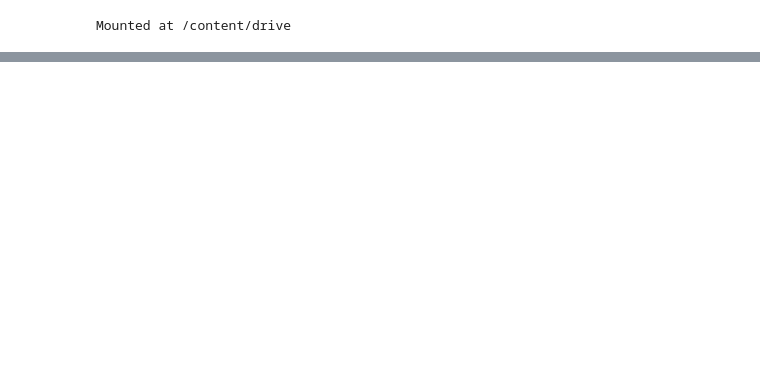
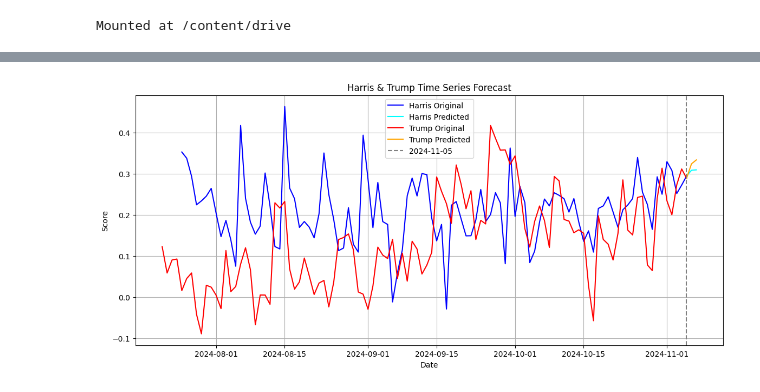
Before and after one commit to PearlLeeCode/2024-us-election-analysis, a Jupyter notebook: 4.Data_Predition/유튜브 댓글/LSTM/vader 기반 감성 지수/vader_sentiment_lstm_predictor.ipynb, the cells around one changed output, grey strips where cells are left out. Cells and saved outputs as stored; diff of their text form; code cells hidden in the pictures; blank space fills up the shorter version.

```diff
--- a/4.Data_Predition/유튜브 댓글/LSTM/vader 기반 감성 지수/vader_sentiment_lstm_predictor.ipynb
+++ b/4.Data_Predition/유튜브 댓글/LSTM/vader 기반 감성 지수/vader_sentiment_lstm_predictor.ipynb
@@ -198,0 +244,12 @@ plt.show()
+# %%
+# Trump 예측
+last_sequence_t = scaled_t[-look_back:]
+current_input_t = last_sequence_t.reshape((1, look_back, 1))
+predictions_t = []
+for i in range(3):
+    pred_t = best_model_trump.predict(current_input_t, verbose=0)
+    predictions_t.append(pred_t[0,0])
+    current_input_t = np.append(current_input_t[:,1:,:], [[[pred_t[0,0]]]], axis=1)
+# %%
+predictions_t = scaler_t.inverse_transform(np.array(predictions_t).reshape(-1,1))
+prediction_df_trump = pd.DataFrame(predictions_t, index=future_dates, columns=['predicted_score'])
@@ -198,0 +297,35 @@ plt.show()
+# %%
+# 과거 데이터와 예측 데이터가 끊기지 않고 자연스럽게 잇기거 데이터와 예측 데이터가 끊기지 않고 자연스럽게 잇기
+harris_11_05 = pd.DataFrame({'score': [prediction_df_harris.loc['2024-11-05', 'predicted_score']]},
+                             index=pd.to_datetime(['2024-11-05']))
+trump_11_05 = pd.DataFrame({'score': [prediction_df_trump.loc['2024-11-05', 'predicted_score']]},
+                            index=pd.to_datetime(['2024-11-05']))
+
+harris_df_extended = pd.concat([harris_df, harris_11_05, prediction_df_harris], axis=0)
+trump_df_extended = pd.concat([trump_df, trump_11_05, prediction_df_trump], axis=0)
+# %%
+# Plot the extended data
+plt.figure(figsize=(14, 6))
+
+# Plot for Harris
+plt.plot(harris_df_extended.index, harris_df_extended['score'], label='Harris Original', color='blue')
+plt.plot(prediction_df_harris.index, prediction_df_harris['predicted_score'], label='Harris Predicted', color='cyan')
+
+# Plot for Trump
+plt.plot(trump_df_extended.index, trump_df_extended['score'], label='Trump Original', color='red')
+plt.plot(prediction_df_trump.index, prediction_df_trump['predicted_score'], label='Trump Predicted', color='orange')
+
+# Add vertical line at 2024-11-05
+plt.axvline(pd.to_datetime('2024-11-05'), color='gray', linestyle='dashed', label='2024-11-05')
+
+# Customize the plot
+plt.title('Harris & Trump Time Series Forecast')
+plt.xlabel('Date')
+plt.ylabel('Score')
+plt.legend()
+plt.grid(True)
+
+# Show the plot
+plt.show()
+# %% [output]
+[figure, added]
```
Also changed, not shown: parts of 39 cells of this notebook.
